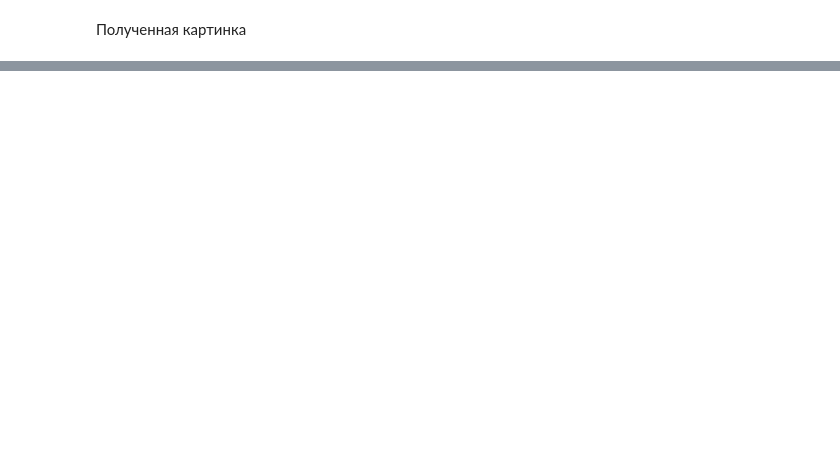
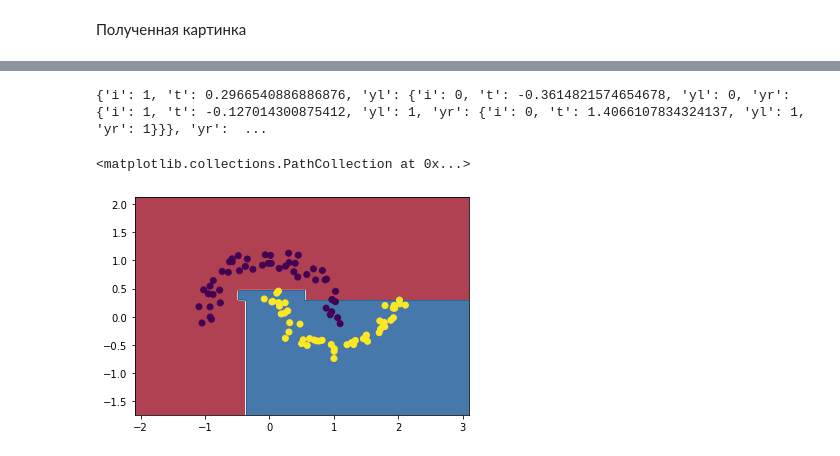
Before and after one commit to Flinnz/python-homework-labs, a Jupyter notebook: lab1-decisiontree/lab1_tree.ipynb, the cells around one changed output, grey strips where cells are left out. Cells and saved outputs as stored; diff of their text form; code cells hidden in the pictures; blank space fills up the shorter version.

```diff
--- a/lab1-decisiontree/lab1_tree.ipynb
+++ b/lab1-decisiontree/lab1_tree.ipynb
@@ -263,0 +316,26 @@ plt.scatter(x[:,0], x[:,1], c = y)
+# %%
+tree = Tree(depth=4)
+print(tree.train(x, y))
+def tree_clf(x):
+    y_pred = list()
+    for it in x.transpose():
+        y_pred.append(tree.predict(it))
+    return np.array(y_pred)
+
+
+h = .02
+x0_min, x0_max = np.min(x[:,0]) - 1, np.max(x[:,0]) + 1
+x1_min, x1_max = np.min(x[:,1]) - 1, np.max(x[:,1]) + 1
+xx0, xx1 = np.meshgrid(np.arange(x0_min, x0_max, h),
+                         np.arange(x1_min, x1_max, h))
+
+Z = tree_clf(np.stack((xx0.ravel(),xx1.ravel())))
+
+Z = Z.reshape(xx0.shape)
+cm = plt.cm.RdBu
+plt.contourf(xx0, xx1, Z, cmap=cm, alpha=.8)
+plt.scatter(x[:,0], x[:,1], c = y)
+# %% [output]
+{'i': 1, 't': 0.2966540886886876, 'yl': {'i': 0, 't': -0.3614821574654678, 'yl': 0, 'yr': {'i': 1, 't': -0.127014300875412, 'yl': 1, 'yr': {'i': 0, 't': 1.4066107834324137, 'yl': 1, 'yr': 1}}}, 'yr':  ...
+<matplotlib.collections.PathCollection at 0x...>
+[figure, added]
```
Also changed, not shown: parts of 7 cells of this notebook.
